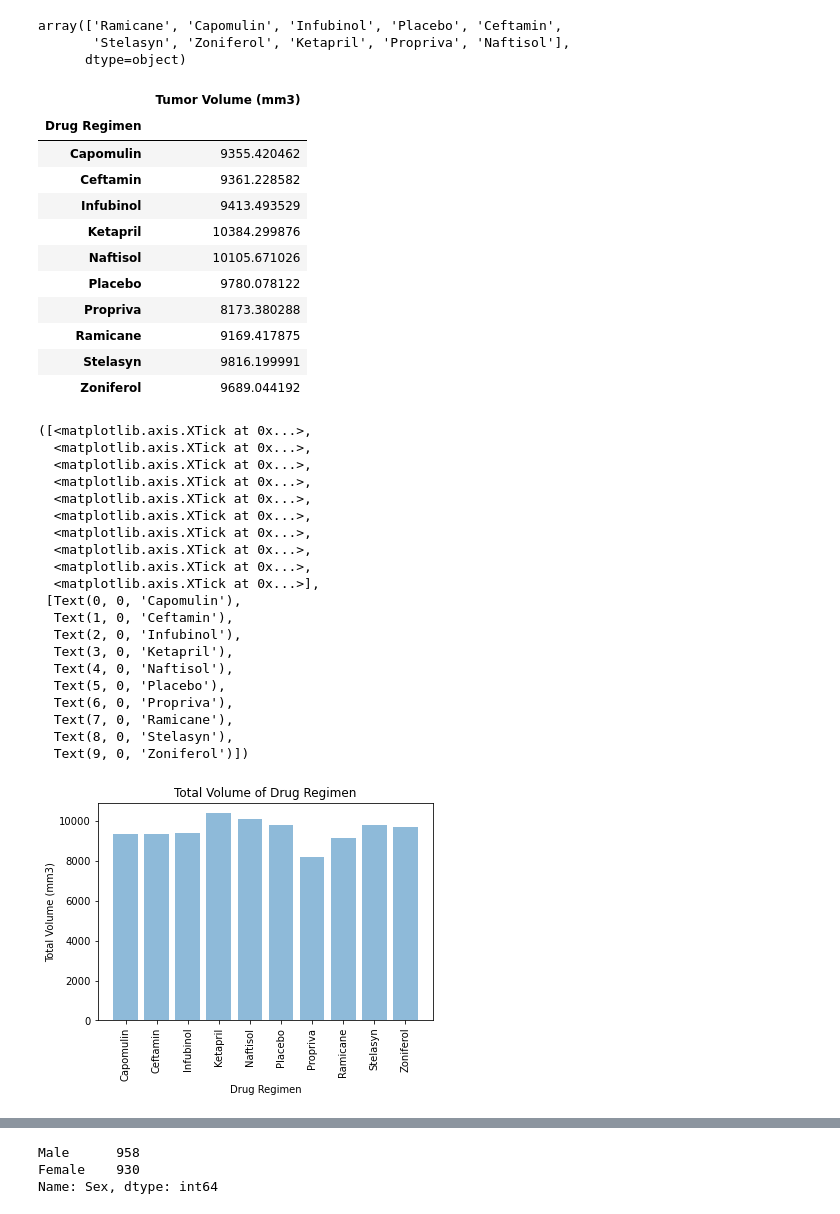
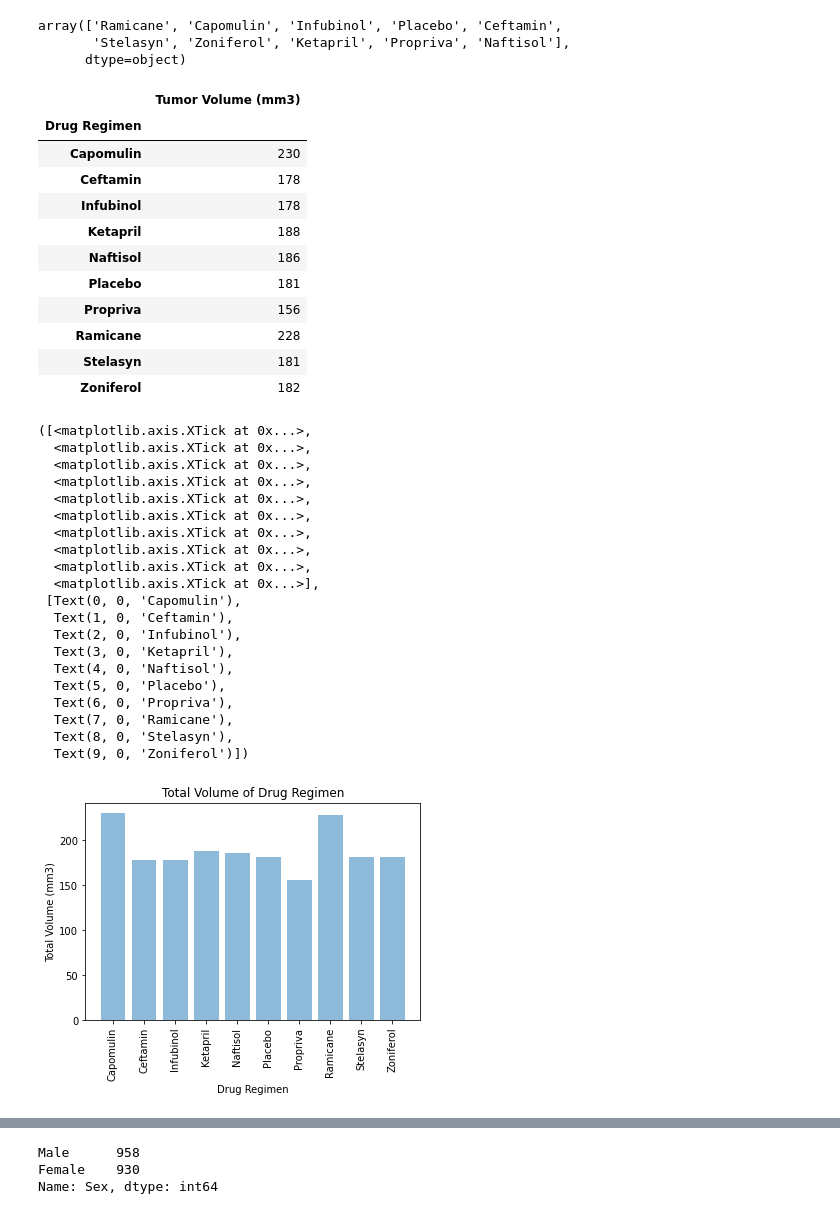
Before and after one commit to cdturner618/Matplotlib-Challenge, a Jupyter notebook: Pymaceuticals/pymaceuticals_starter.ipynb, the cells around one changed output, grey strips where cells are left out. Cells and saved outputs as stored; diff of their text form; code cells hidden in the pictures.

Commit message:
Part way through Box plot

```diff
--- a/Pymaceuticals/pymaceuticals_starter.ipynb
+++ b/Pymaceuticals/pymaceuticals_starter.ipynb
@@ -187,57 +188,57 @@ array(['Ramicane', 'Capomulin', 'Infubinol', 'Placebo', 'Ceftamin',
        'Stelasyn', 'Zoniferol', 'Ketapril', 'Propriva', 'Naftisol'],
       dtype=object)
 # %%
-Drug_Measurments=table.groupby(["Drug Regimen"]).sum()
+Drug_Measurments=table.groupby(["Drug Regimen"]).count()
 Drug_Measurments
 # %% [output]
 |  | Tumor Volume (mm3) |
 | Drug Regimen |  |
-| Capomulin | 9355.420462 |
-| Ceftamin | 9361.228582 |
-| Infubinol | 9413.493529 |
-| Ketapril | 10384.299876 |
-| Naftisol | 10105.671026 |
-| Placebo | 9780.078122 |
-| Propriva | 8173.380288 |
-| Ramicane | 9169.417875 |
-| Stelasyn | 9816.199991 |
-| Zoniferol | 9689.044192 |
+| Capomulin | 230 |
+| Ceftamin | 178 |
+| Infubinol | 178 |
+| Ketapril | 188 |
+| Naftisol | 186 |
+| Placebo | 181 |
+| Propriva | 156 |
+| Ramicane | 228 |
+| Stelasyn | 181 |
+| Zoniferol | 182 |
 # %%
-Tumor_Volume= [9355,9361,9413,10384,10105,9780,8173,9169,9816,9689]
+Tumor_Volume= [230,178,178,188,186,181,156,228,181,182]
 x_axis=np.arange(len(Tumor_Volume))
 
 plt.bar(x_axis,Tumor_Volume,alpha=0.5, align="center")
 
 # Give our chart some labels and a tile
 plt.title("Total Volume of Drug Regimen")
 plt.xlabel("Drug Regimen")
 plt.ylabel("Total Volume (mm3)")
 
 # Tell matplotlib where we would like to place each of our x axis headers
 tick_locations = [value for value in x_axis]
 plt.xticks(tick_locations, ["Capomulin", "Ceftamin", "Infubinol", "Ketapril", "Naftisol","Placebo", "Propriva", "Ramicane", "Stelasyn", "Zoniferol"], rotation="vertical")
 # %% [output]
 ([<matplotlib.axis.XTick at 0x...>,
   <matplotlib.axis.XTick at 0x...>,
   <matplotlib.axis.XTick at 0x...>,
   <matplotlib.axis.XTick at 0x...>,
   <matplotlib.axis.XTick at 0x...>,
   <matplotlib.axis.XTick at 0x...>,
   <matplotlib.axis.XTick at 0x...>,
   <matplotlib.axis.XTick at 0x...>,
   <matplotlib.axis.XTick at 0x...>,
   <matplotlib.axis.XTick at 0x...>],
  [Text(0, 0, 'Capomulin'),
   Text(1, 0, 'Ceftamin'),
   Text(2, 0, 'Infubinol'),
   Text(3, 0, 'Ketapril'),
   Text(4, 0, 'Naftisol'),
   Text(5, 0, 'Placebo'),
   Text(6, 0, 'Propriva'),
   Text(7, 0, 'Ramicane'),
   Text(8, 0, 'Stelasyn'),
   Text(9, 0, 'Zoniferol')])
-[figure, old version]
+[figure, new version]
 # %%
 # Generate a bar plot showing the total number of measurements taken on each drug regimen using pandas.
 # Use DataFrame.plot() in order to create a bar chart of the data
```
Also changed, not shown: parts of 6 cells of this notebook.
